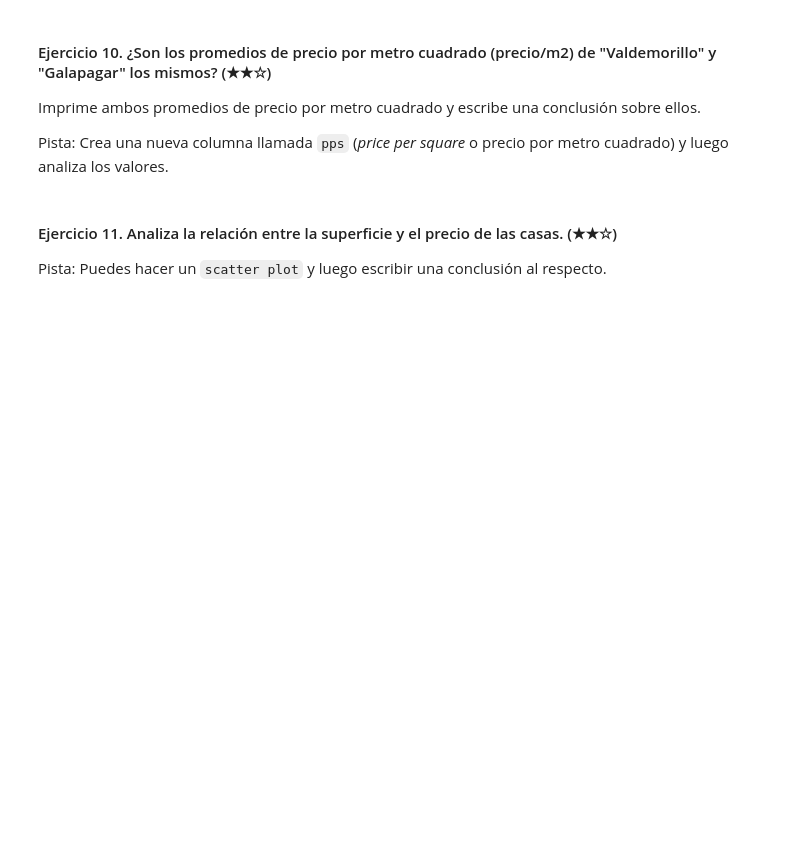
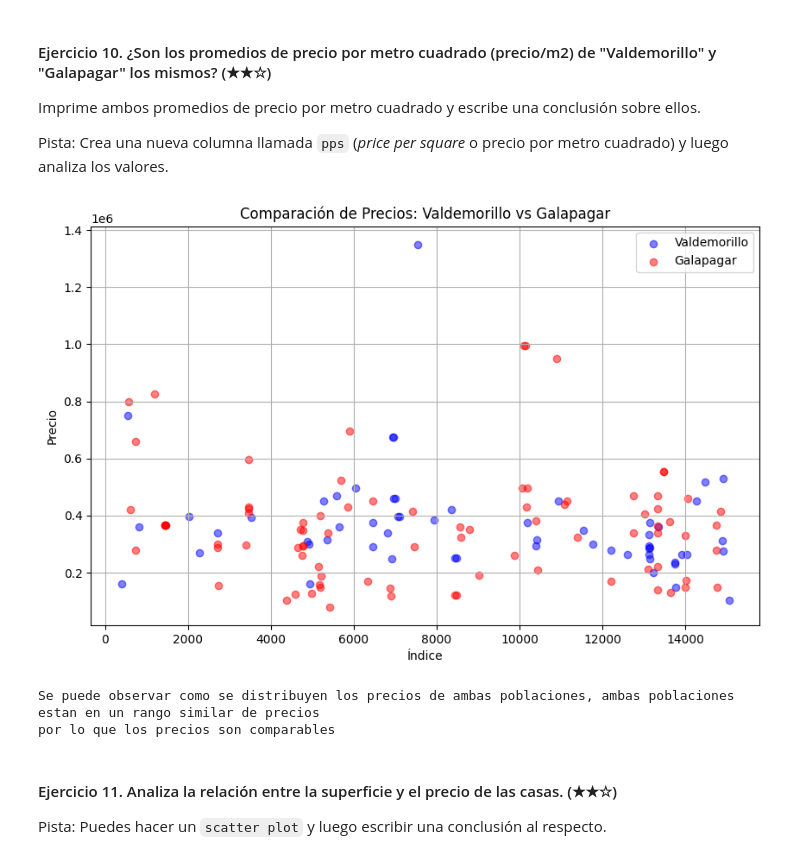
Before and after one commit to emilceinfante/realestate-datacleanup-exercise, a Jupyter notebook: project.es.ipynb, the cells around one changed output. Cells and saved outputs as stored; diff of their text form; code cells hidden in the pictures; blank space fills up the shorter version.

```diff
--- a/project.es.ipynb
+++ b/project.es.ipynb
@@ -204,7 +249,28 @@ Imprime ambos promedios de precio por metro cuadrado y escribe una conclusión s
 
 Pista: Crea una nueva columna llamada `pps` (*price per square* o precio por metro cuadrado) y luego analiza los valores.
 # %%
-# TODO
+# Filtrar el DataFrame para obtener solo las filas de "Valdemorillo" y "Galapagar"
+valdemorillo_ds = ds[ds['address'].str.contains("Valdemorillo", na=False)]
+galapagar_ds = ds[ds['address'].str.contains("Galapagar", na=False)]
+
+# Trazar el scatter plot de precios
+plt.figure(figsize=(10, 6))
+plt.scatter(valdemorillo_ds.index, valdemorillo_ds['price'], color='blue', label='Valdemorillo', alpha=0.5)
+plt.scatter(galapagar_ds.index, galapagar_ds['price'], color='red', label='Galapagar', alpha=0.5)
+
+# Añadir título y etiquetas
+plt.title('Comparación de Precios: Valdemorillo vs Galapagar')
+plt.xlabel('Índice')
+plt.ylabel('Precio')
+plt.legend()
+plt.grid()
+plt.show()
+
+print("Se puede observar como se distribuyen los precios de ambas poblaciones, ambas poblaciones estan en un rango similar de precios\npor lo que los precios son comparables")
+# %% [output]
+[figure, added]
+Se puede observar como se distribuyen los precios de ambas poblaciones, ambas poblaciones estan en un rango similar de precios
+por lo que los precios son comparables
 # %% [markdown]
 #### Ejercicio 11. Analiza la relación entre la superficie y el precio de las casas. (★★☆)
 
```
Also changed, not shown: parts of 20 cells of this notebook.
